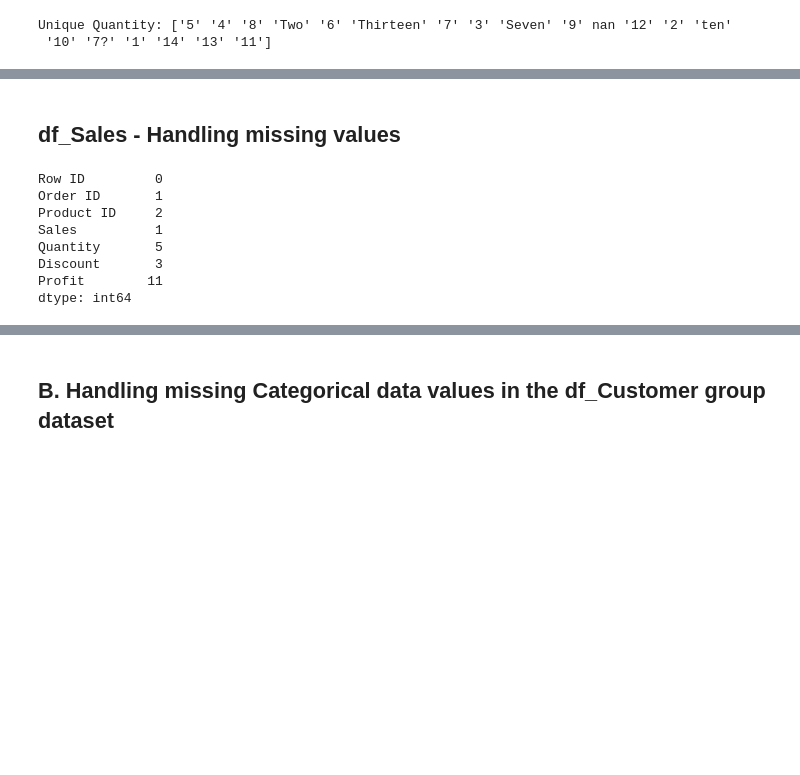
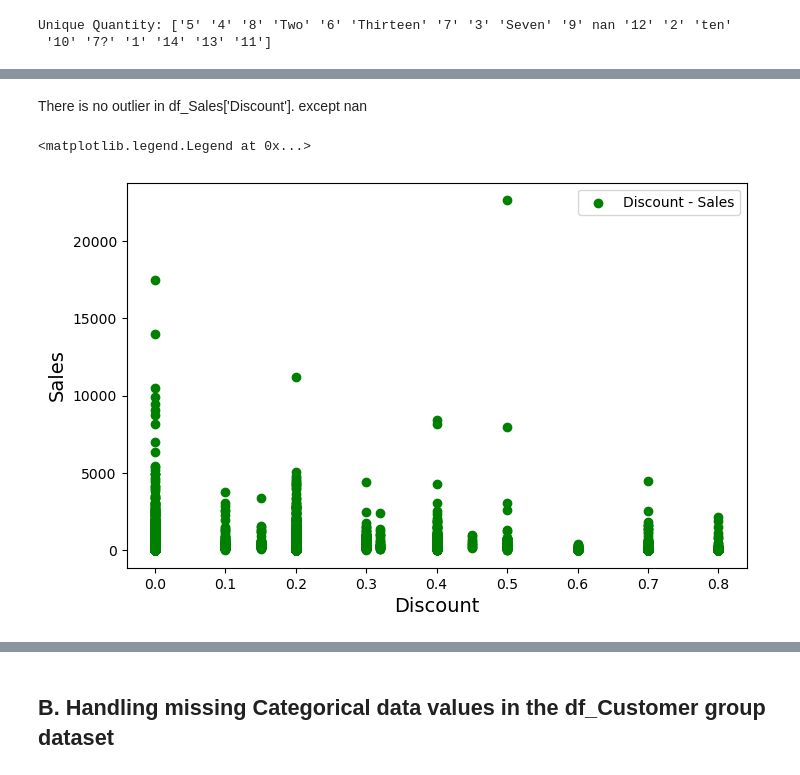
Before and after one commit to hennypurwadi/771951_Dataset_Analysis, a Jupyter notebook: 202370140_4.ipynb, the cells around one changed output, grey strips where cells are left out. Drawn from its saved outputs; the diff is of its cells as text; code cells hidden in the pictures; blank space fills up the shorter version.

```diff
--- a/202370140_4.ipynb
+++ b/202370140_4.ipynb
@@ -85,0 +70,3 @@ df_Sales.head(10)
+# %%
+df_Sales.sort_values(by=['Profit'], inplace=True, ascending=False)
+df_Sales.head(10)
@@ -112,3 +125,5 @@ There is no outlier in df_Sales['Discount']. except nan
+# %% [markdown]
+There is no outlier in df_Sales['Discount']. except nan
 # %%
 unique_sales = df_Sales['Sales'].unique()
 unique_sales_list = unique_sales.tolist()
@@ -119,0 +133,15 @@ unique_sales_list = unique_sales.tolist()
+# %%
+# plot the three dataframes for Discount and Sales columns in df_Sales
+
+plt.rcParams["figure.figsize"] = [8,5]
+plt.scatter(df_Sales['Discount'], df_Sales['Sales'], color='green',label='Discount - Sales')
+
+#put label
+plt.title("", size=14)
+plt.xlabel("Discount", size=14)
+plt.ylabel("Sales", size=14)
+plt.legend()
+#plt.savefig("",transparent=False, bbox_inches='tight',pad_inches=0.1)
+# %% [output]
+<matplotlib.legend.Legend at 0x...>
+[figure, added]
@@ -126,15 +153,0 @@ unique_discount_list = unique_discount.tolist()
-# %% [markdown]
-## df_Sales - Handling missing values
-# %%
-#Check updated missing value in df_Sales
-df_Sales_missing_values = df_Sales.isnull().sum()
-print(df_Sales_missing_values)
-# %% [output]
-Row ID         0
-Order ID       1
-Product ID     2
-Sales          1
-Quantity       5
-Discount       3
-Profit        11
-dtype: int64
```
Also changed, not shown: parts of 30 cells of this notebook.
